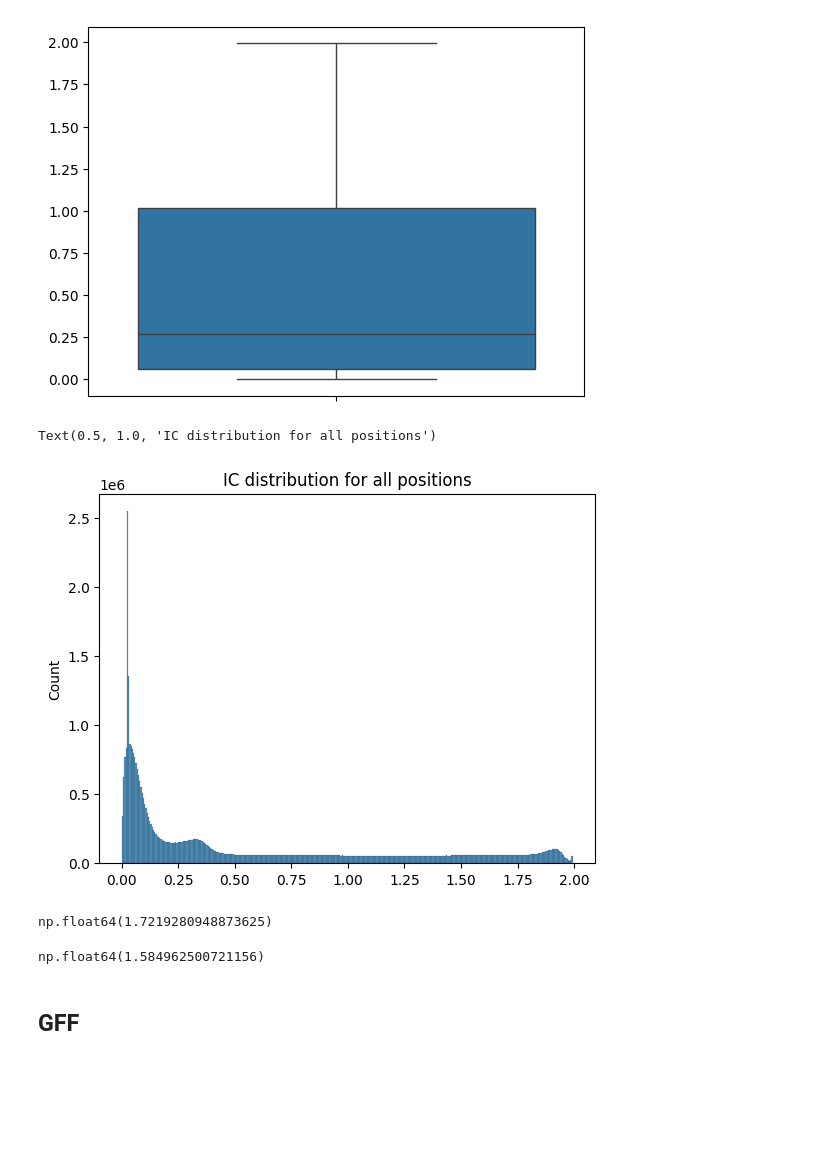
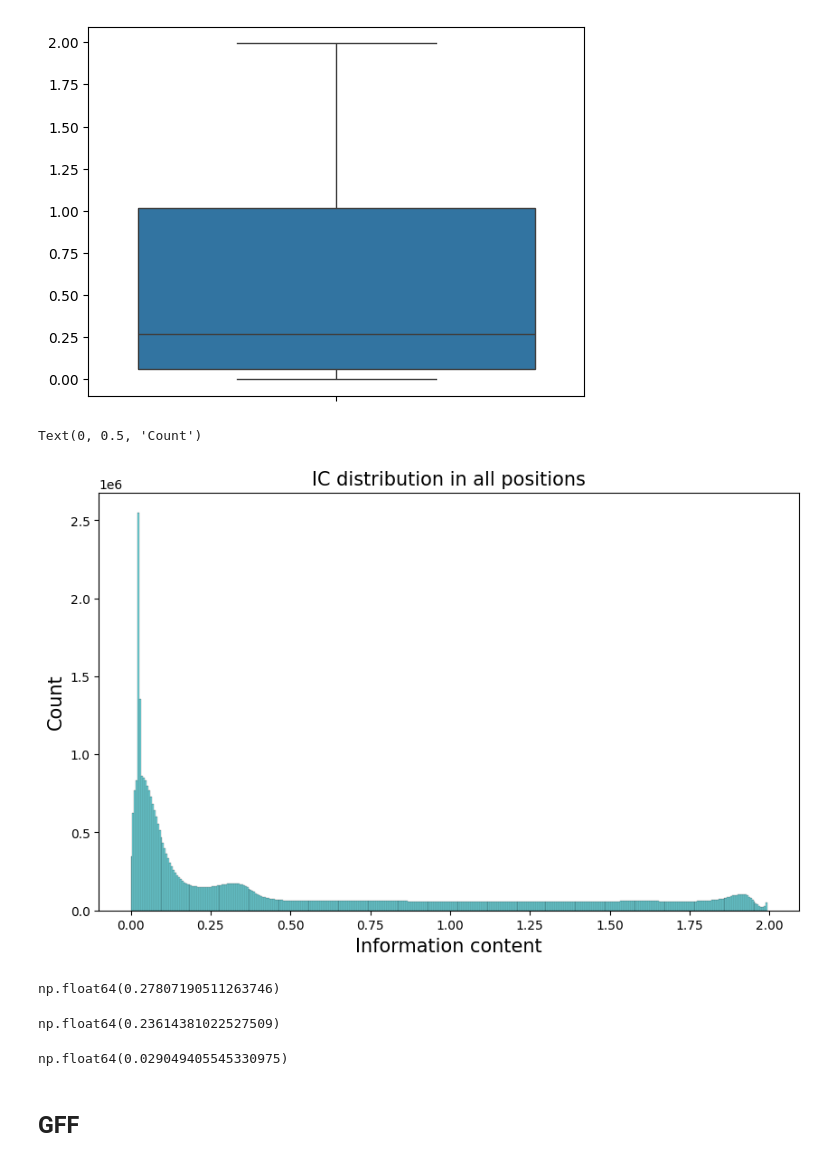
Before and after one commit to itrujnara/genomes-project, a Jupyter notebook: notebooks/compare_gff.ipynb, the cells around one changed output. Cells and saved outputs as stored; diff of their text form; code cells hidden in the pictures; blank space fills up the shorter version.

```diff
--- a/notebooks/compare_gff.ipynb
+++ b/notebooks/compare_gff.ipynb
@@ -50,5 +68,3 @@ probs = torch.cat(chunks)
 probs.shape
 # %% [output]
 torch.Size([42540255, 4])
-# %%
-ic = 2 - entropy(probs, axis=1, base=2)
@@ -84,20 +96,27 @@ sns.boxplot(ic)
 <Axes: >
 [figure]
 # %%
-ax = sns.histplot(ic)
+fig, ax = plt.subplots(figsize=(10,6))
+ax = sns.histplot(ic, ax=ax, color="#43C7CF")
 
-ax.set_title("IC distribution for all positions")
+ax.set_title("IC distribution in all positions", fontsize=15)
+ax.set_xlabel("Information content", fontsize=15)
+ax.set_ylabel("Count", fontsize=15)
 # %% [output]
-Text(0.5, 1.0, 'IC distribution for all positions')
+Text(0, 0.5, 'Count')
-[figure, old version]
+[figure, new version]
 # %%
-entropy([0.4,0.1,0.1,0.4], base=2)
+2-entropy([0.4,0.1,0.1,0.4], base=2)
 # %% [output]
-np.float64(1.7219280948873625)
+np.float64(0.27807190511263746)
 # %%
-entropy([0.33,0.33,0.33,0], base=2)
+2-entropy([0.32,0.32,0.32,0.04], base=2)
 # %% [output]
-np.float64(1.584962500721156)
+np.float64(0.23614381022527509)
+# %%
+2-entropy([0.3,0.2,0.2,0.3], base=2)
+# %% [output]
+np.float64(0.029049405545330975)
 # %% [markdown]
 ## GFF
 # %%
```
Also changed, not shown: parts of 25 cells of this notebook, 8 other files.
